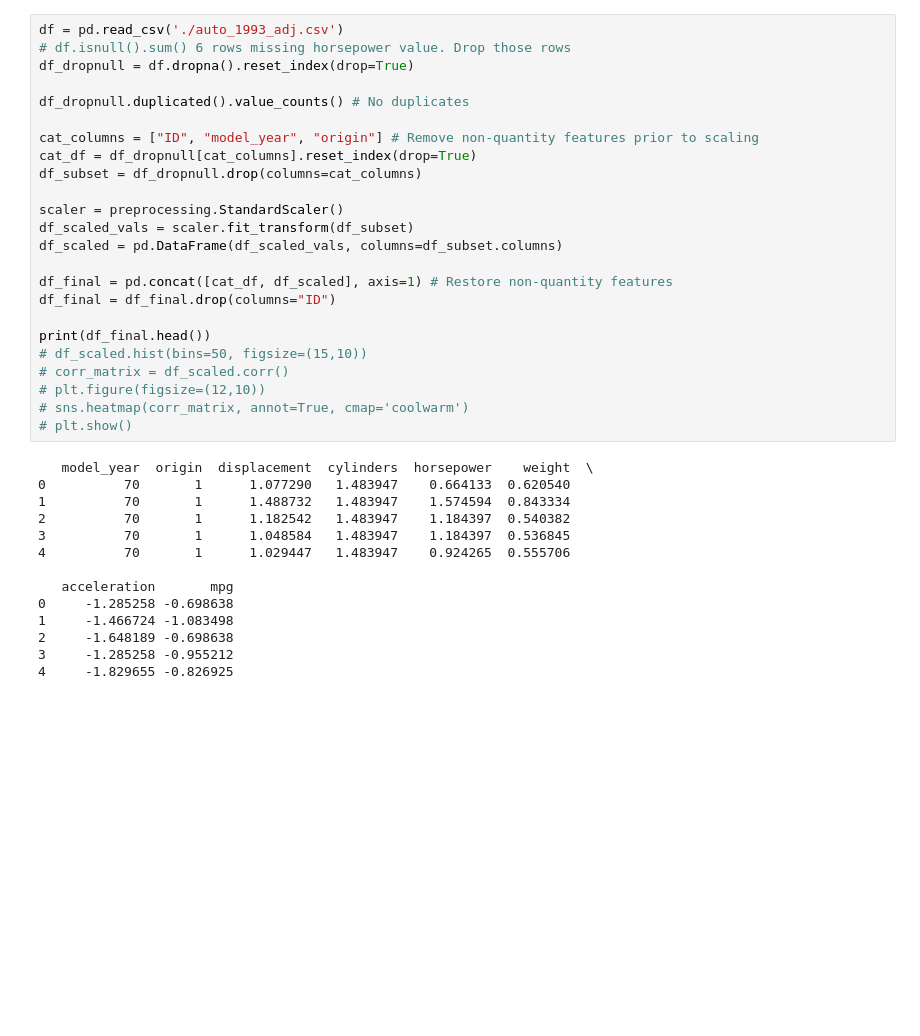
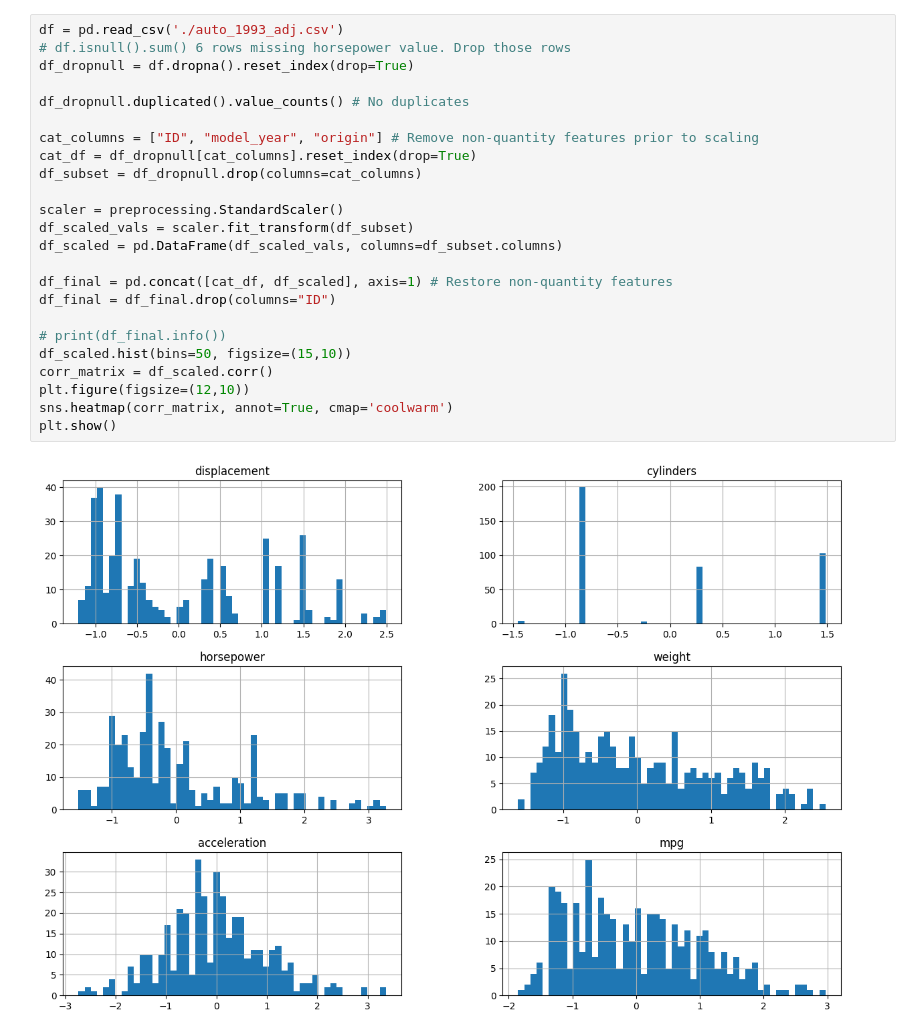
Before and after one commit to York-Solutions-B2E/preet-khue-andrew-auto-mpg, a Jupyter notebook: code.ipynb, the cells around one changed output. Saved outputs shown, nothing was run; the diff lists cells and outputs as text; blank space fills up the shorter version.

```diff
--- a/code.ipynb
+++ b/code.ipynb
@@ -12,38 +15,26 @@ from sklearn.linear_model import BayesianRidge
 # %%
 df = pd.read_csv('./auto_1993_adj.csv')
 # df.isnull().sum() 6 rows missing horsepower value. Drop those rows
 df_dropnull = df.dropna().reset_index(drop=True)
 
 df_dropnull.duplicated().value_counts() # No duplicates
 
 cat_columns = ["ID", "model_year", "origin"] # Remove non-quantity features prior to scaling
 cat_df = df_dropnull[cat_columns].reset_index(drop=True)
 df_subset = df_dropnull.drop(columns=cat_columns)
 
 scaler = preprocessing.StandardScaler()
 df_scaled_vals = scaler.fit_transform(df_subset)
 df_scaled = pd.DataFrame(df_scaled_vals, columns=df_subset.columns)
 
 df_final = pd.concat([cat_df, df_scaled], axis=1) # Restore non-quantity features
 df_final = df_final.drop(columns="ID")
 
-print(df_final.head())
-# df_scaled.hist(bins=50, figsize=(15,10))
-# corr_matrix = df_scaled.corr()
-# plt.figure(figsize=(12,10))
-# sns.heatmap(corr_matrix, annot=True, cmap='coolwarm')
-# plt.show()
+# print(df_final.info())
+df_scaled.hist(bins=50, figsize=(15,10))
+corr_matrix = df_scaled.corr()
+plt.figure(figsize=(12,10))
+sns.heatmap(corr_matrix, annot=True, cmap='coolwarm')
+plt.show()
 # %% [output]
-   model_year  origin  displacement  cylinders  horsepower    weight  \
-0          70       1      1.077290   1.483947    0.664133  0.620540
-1          70       1      1.488732   1.483947    1.574594  0.843334
-2          70       1      1.182542   1.483947    1.184397  0.540382
-3          70       1      1.048584   1.483947    1.184397  0.536845
-4          70       1      1.029447   1.483947    0.924265  0.555706
-
-   acceleration       mpg
-0     -1.285258 -0.698638
-1     -1.466724 -1.083498
-2     -1.648189 -0.698638
-3     -1.285258 -0.955212
-4     -1.829655 -0.826925
+[figure, added]
```
Also changed, not shown: parts of 10 cells of this notebook.
